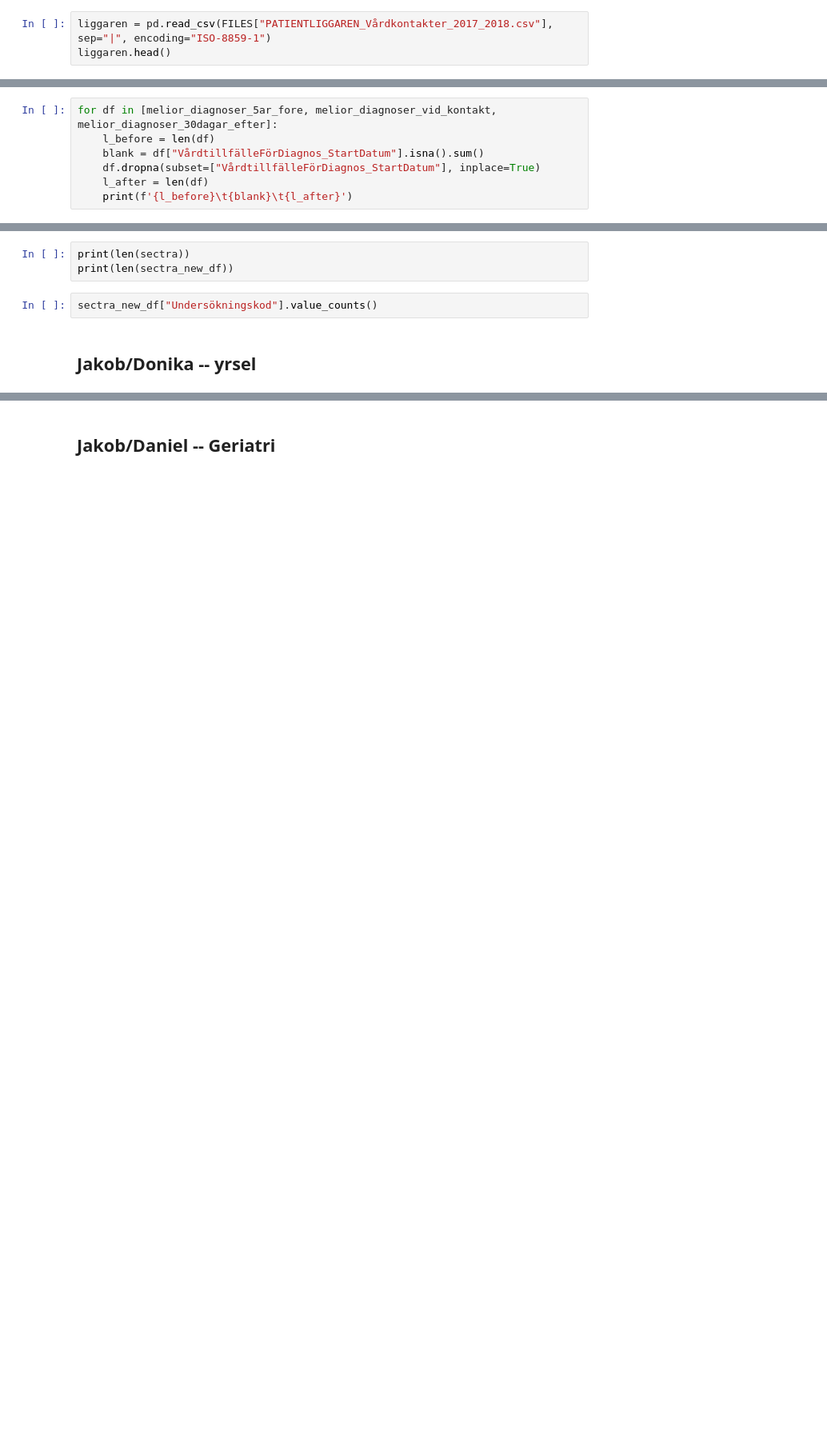
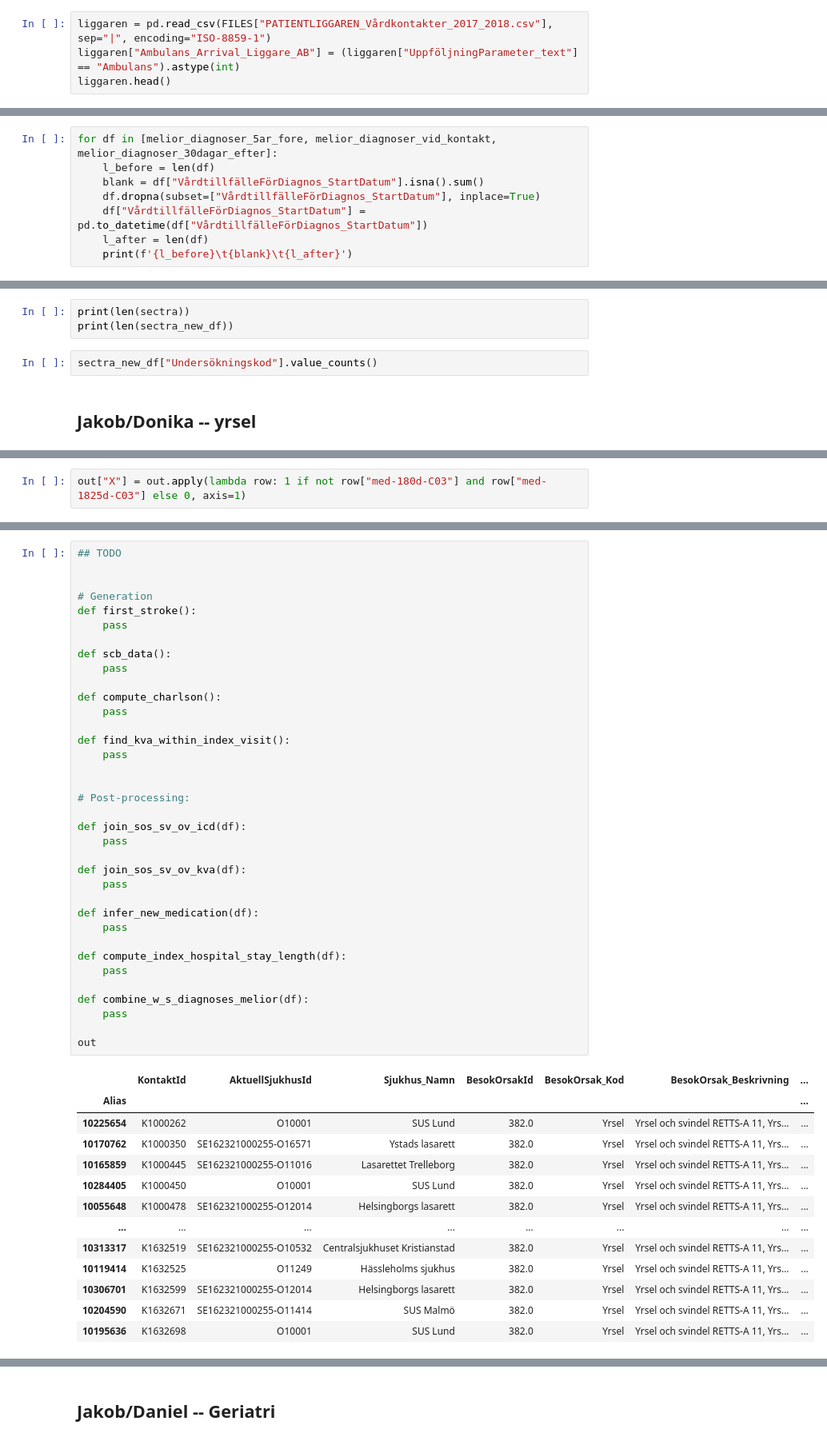
Before and after one commit to Tipulidae/mim, a Jupyter notebook: notebooks/Skane1718.ipynb, the cells around one changed output, grey strips where cells are left out. Shown at 80% size. Drawn from its saved outputs; the diff is of its cells as text; blank space fills up the shorter version.

Commit message:
Used for Yrsel export.

```diff
--- a/notebooks/Skane1718.ipynb
+++ b/notebooks/Skane1718.ipynb
@@ -93,6 +93,7 @@ FILES = {fname: DATA_ROOT + "/" + fname for fname in [
 ## Liggaren
 # %%
 liggaren = pd.read_csv(FILES["PATIENTLIGGAREN_Vårdkontakter_2017_2018.csv"], sep="|", encoding="ISO-8859-1")
+liggaren["Ambulans_Arrival_Liggare_AB"] = (liggaren["UppföljningParameter_text"] == "Ambulans").astype(int)
 liggaren.head()
 # %% [output]
 |  | KontaktId | Alias | AktuellSjukhusId | Sjukhus_Namn | BesokOrsakId | BesokOrsak_Kod | ... |
@@ -257,6 +216,7 @@ for df in [melior_diagnoser_5ar_fore, melior_diagnoser_vid_kontakt, melior_diagn
     l_before = len(df)
     blank = df["VårdtillfälleFörDiagnos_StartDatum"].isna().sum()
     df.dropna(subset=["VårdtillfälleFörDiagnos_StartDatum"], inplace=True)
+    df["VårdtillfälleFörDiagnos_StartDatum"] = pd.to_datetime(df["VårdtillfälleFörDiagnos_StartDatum"])
     l_after = len(df)
     print(f'{l_before}\t{blank}\t{l_after}')
 # %% [output]
@@ -1299,0 +1396,2 @@ sos_sluten["OP"]
+# %%
+out["X"] = out.apply(lambda row: 1 if not row["med-180d-C03"] and row["med-1825d-C03"] else 0, axis=1)
@@ -1299,0 +1455,50 @@ sos_sluten["OP"]
+# %%
+## TODO
+
+
+# Generation
+def first_stroke():
+    pass
+
+def scb_data():
+    pass
+
+def compute_charlson():
+    pass
+
+def find_kva_within_index_visit():
+    pass
+
+
+# Post-processing:
+
+def join_sos_sv_ov_icd(df):
+    pass
+
+def join_sos_sv_ov_kva(df):
+    pass
+
+def infer_new_medication(df):
+    pass
+
+def compute_index_hospital_stay_length(df):
+    pass
+
+def combine_w_s_diagnoses_melior(df):
+    pass
+
+out
+# %% [output]
+|  | KontaktId | AktuellSjukhusId | Sjukhus_Namn | BesokOrsakId | BesokOrsak_Kod | BesokOrsak_Beskrivning | ... |
+| Alias |  |  |  |  |  |  | ... |
+| 10225654 | K1000262 | O10001 | SUS Lund | 382.0 | Yrsel | Yrsel och svindel RETTS-A 11, Yrs... | ... |
+| 10170762 | K1000350 | SE162321000255-O16571 | Ystads lasarett | 382.0 | Yrsel | Yrsel och svindel RETTS-A 11, Yrs... | ... |
+| 10165859 | K1000445 | SE162321000255-O11016 | Lasarettet Trelleborg | 382.0 | Yrsel | Yrsel och svindel RETTS-A 11, Yrs... | ... |
+| 10284405 | K1000450 | O10001 | SUS Lund | 382.0 | Yrsel | Yrsel och svindel RETTS-A 11, Yrs... | ... |
+| 10055648 | K1000478 | SE162321000255-O12014 | Helsingborgs lasarett | 382.0 | Yrsel | Yrsel och svindel RETTS-A 11, Yrs... | ... |
+| ... | ... | ... | ... | ... | ... | ... | ... |
+| 10313317 | K1632519 | SE162321000255-O10532 | Centralsjukhuset Kristianstad | 382.0 | Yrsel | Yrsel och svindel RETTS-A 11, Yrs... | ... |
+| 10119414 | K1632525 | O11249 | Hässleholms sjukhus | 382.0 | Yrsel | Yrsel och svindel RETTS-A 11, Yrs... | ... |
+| 10306701 | K1632599 | SE162321000255-O12014 | Helsingborgs lasarett | 382.0 | Yrsel | Yrsel och svindel RETTS-A 11, Yrs... | ... |
+| 10204590 | K1632671 | SE162321000255-O11414 | SUS Malmö | 382.0 | Yrsel | Yrsel och svindel RETTS-A 11, Yrs... | ... |
+| 10195636 | K1632698 | O10001 | SUS Lund | 382.0 | Yrsel | Yrsel och svindel RETTS-A 11, Yrs... | ... |
```
Also changed, not shown: parts of 65 cells of this notebook.
